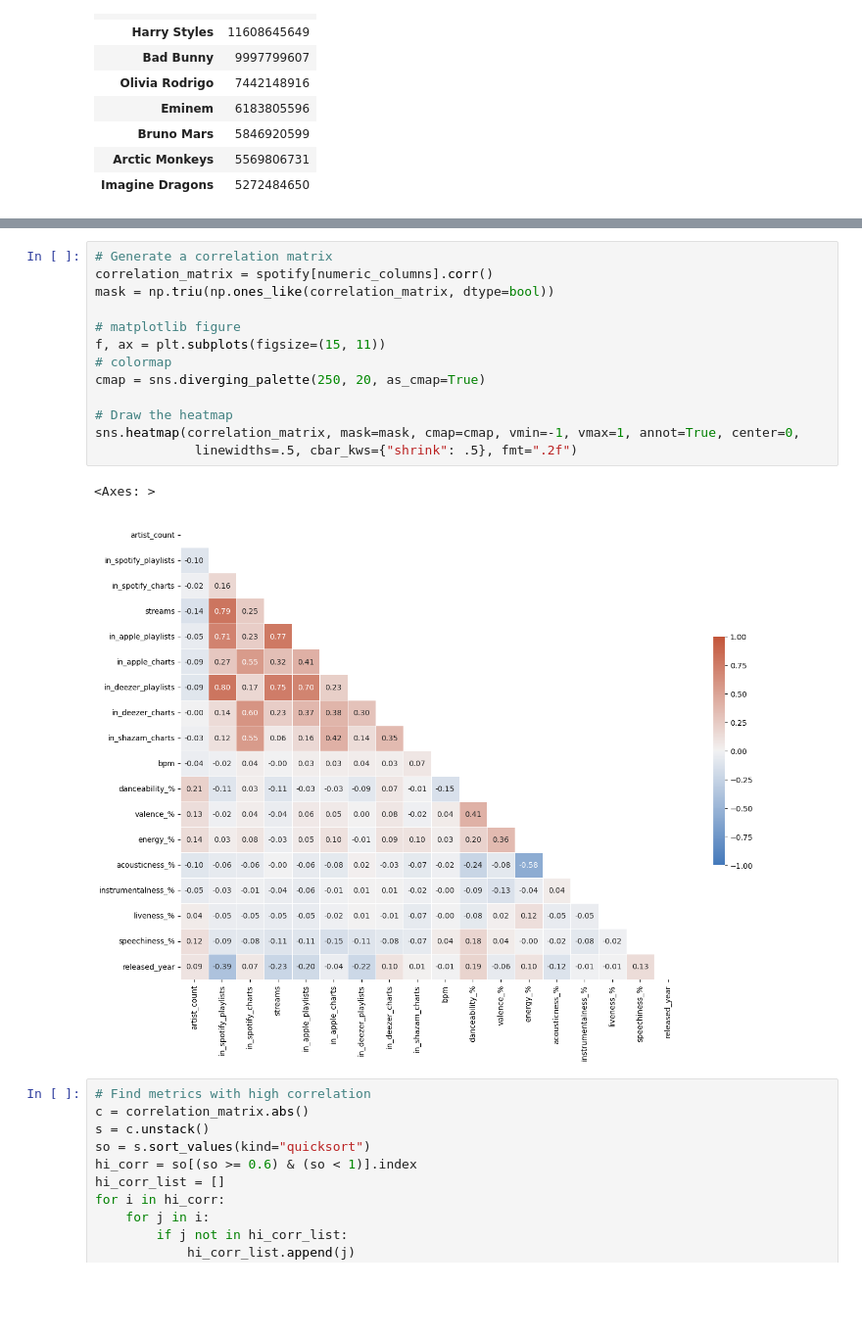
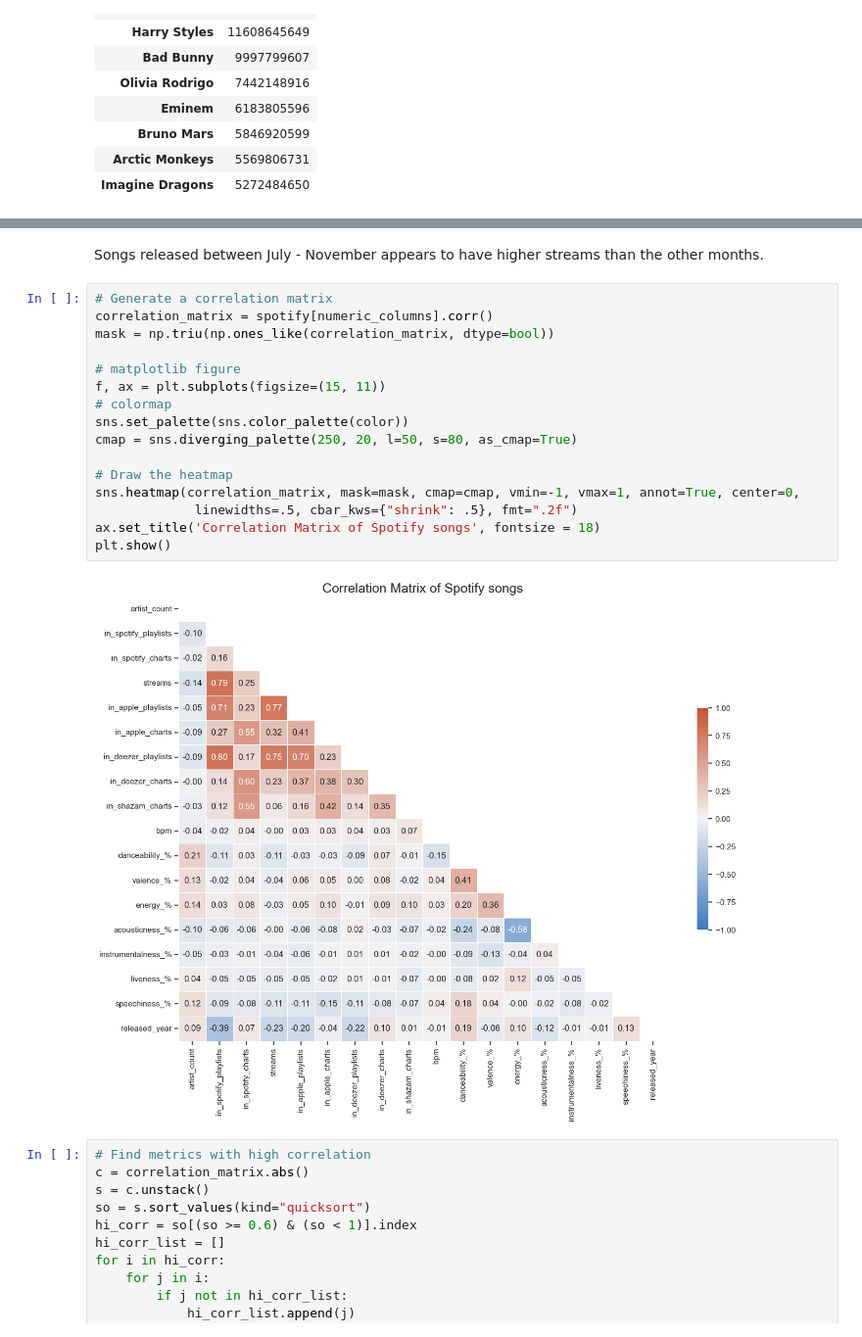
Before and after one commit to brian517/Data-Anlaysis-portfolio, a Jupyter notebook: Spotify_Analysis.ipynb, the cells around one changed output, grey strips where cells are left out. Shown at 98% size. Saved outputs shown, nothing was run; the diff lists cells and outputs as text; blank space fills up the shorter version.

```diff
--- a/Spotify_Analysis.ipynb
+++ b/Spotify_Analysis.ipynb
@@ -166,19 +223,23 @@ NameError: name 'bar_container' is not defined
+# %% [markdown]
+Songs released between July - November appears to have higher streams than the other months.
 # %%
 # Generate a correlation matrix
 correlation_matrix = spotify[numeric_columns].corr()
 mask = np.triu(np.ones_like(correlation_matrix, dtype=bool))
 
 # matplotlib figure
 f, ax = plt.subplots(figsize=(15, 11))
 # colormap
-cmap = sns.diverging_palette(250, 20, as_cmap=True)
+sns.set_palette(sns.color_palette(color))
+cmap = sns.diverging_palette(250, 20, l=50, s=80, as_cmap=True)
 
 # Draw the heatmap
 sns.heatmap(correlation_matrix, mask=mask, cmap=cmap, vmin=-1, vmax=1, annot=True, center=0,
              linewidths=.5, cbar_kws={"shrink": .5}, fmt=".2f")
+ax.set_title('Correlation Matrix of Spotify songs', fontsize = 18)
+plt.show()
 # %% [output]
-<Axes: >
-[figure, old version]
+[figure, new version]
 # %%
 # Find metrics with high correlation
 c = correlation_matrix.abs()
```
Also changed, not shown: parts of 11 cells of this notebook.
